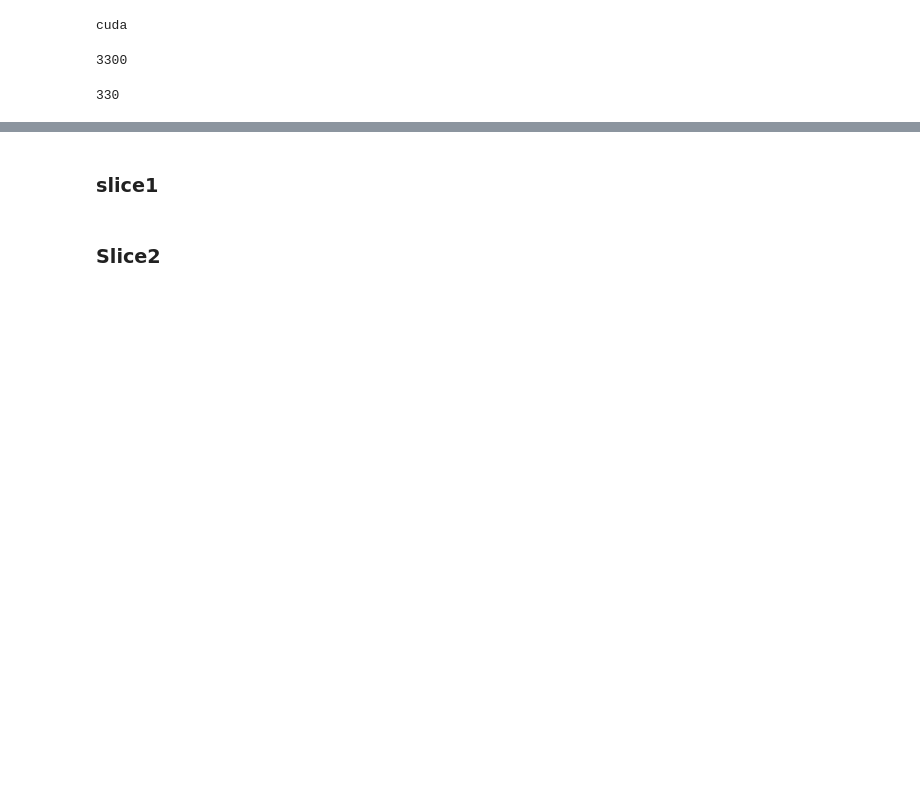
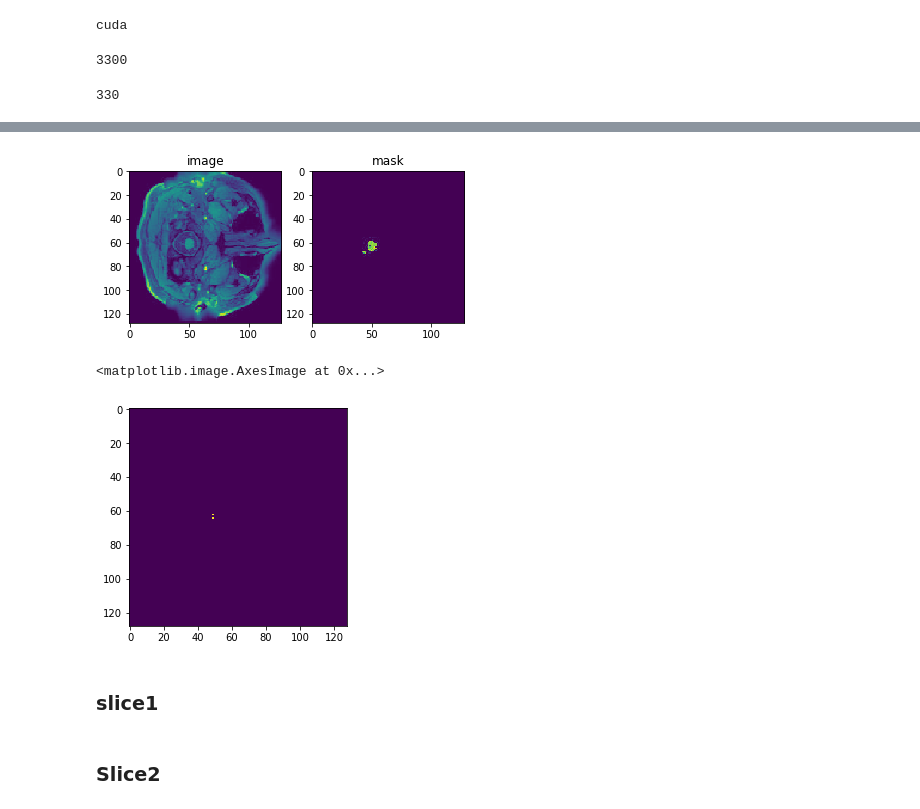
Before and after one commit to xysong1201/MRIImage_segmentation, a Jupyter notebook: training_parc1/train_conc.ipynb, the cells around one changed output, grey strips where cells are left out. Drawn from its saved outputs; the diff is of its cells as text; code cells hidden in the pictures; blank space fills up the shorter version.

```diff
--- a/training_parc1/train_conc.ipynb
+++ b/training_parc1/train_conc.ipynb
@@ -24,7 +24,7 @@ print(device)
 cuda
 # %%
 sub_idx = 0
-slice_idx = 2
+slice_idx = 1
 T1a_dir = '/home/xiaoyu/MRIdata_group/T1w/axial/sub{}/slice{}'.format(sub_idx,slice_idx)
 parc1a_dir = '/home/xiaoyu/MRIdata_group/parc_1/axial/sub{}/slice{}'.format(sub_idx,slice_idx)
 total_data_0 = TrainDataset(T1a_dir=T1a_dir, parc1a_dir = parc1a_dir)
@@ -99,3 +101,43 @@ epoch= 2         time= 6.620594151814779 min     loss= 0.3408587603858023
+# %%
+def show_mask(image, mask):
+    """
+    Show image and mask
+    Args:
+        image(numpyarray): The training image
+        semantic(numpyarray): The training image segmentation
+    """
+    plt.subplot(1,2,1)
+    plt.title('image')
+    plt.imshow(image)
+    plt.subplot(1,2,2)
+    plt.title('mask')
+    plt.imshow(mask)
+    plt.show()
+# %%
+import matplotlib.pyplot as plt
+sample=total_data_0[0]
+img = sample['T1a']
+mask = sample['parc1a']
+
+show_mask(img.squeeze(), mask)
+
+img = img.unsqueeze(dim = 0)
+
+img = img.to(device)
+
+
+# feed it to network
+scores =  model(img)
+scores = scores.detach().cpu().squeeze().permute(1,2,0)
+
+scores = torch.exp(scores)
+
+a,b = torch.max(scores,dim=2)
+plt.imshow(b)
+# %% [output]
+[figure, added]
+<matplotlib.image.AxesImage at 0x...>
+[figure, added]
 # %% [markdown]
 ### slice1
 # %%
```
Also changed, not shown: parts of 2 cells of this notebook, 17 other files.
